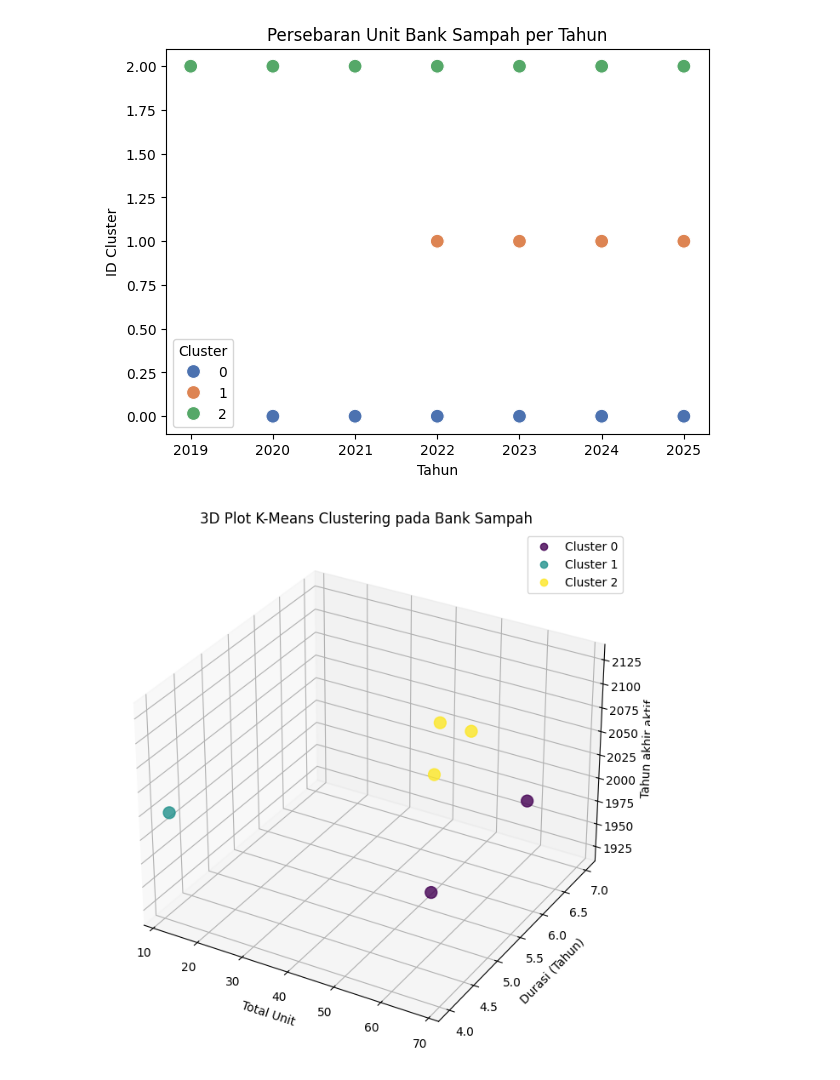
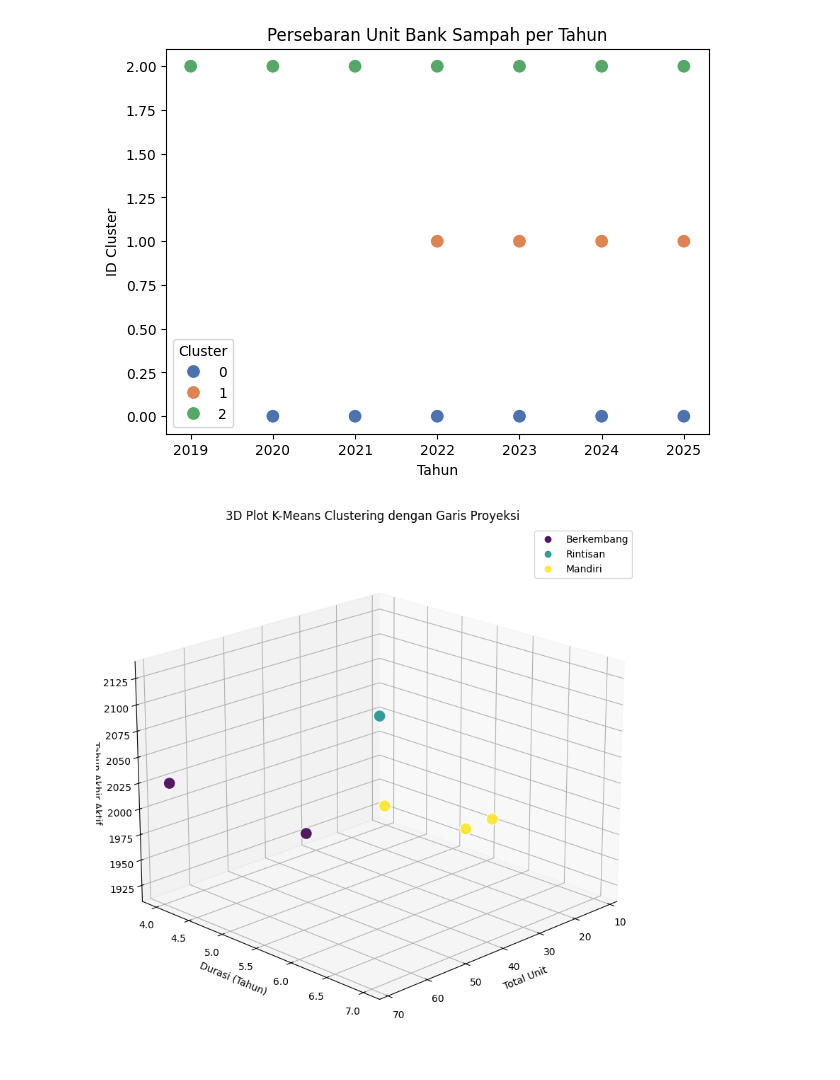
Before and after one commit to ZanIhsan2/Projek-DM, a Jupyter notebook: testing.ipynb, the cells around one changed output. Drawn from its saved outputs; the diff is of its cells as text; code cells hidden in the pictures.

Commit message:
menambahkan penjelasan pada Readme + menampilkan hasil clustering

```diff
--- a/testing.ipynb
+++ b/testing.ipynb
@@ -265,29 +265,37 @@ plt.show
 # %% [output]
 <function matplotlib.pyplot.show(close=None, block=None)>
 [figure]
-# %%
-fig = plt.figure(figsize=(10,8))
-ax = fig.add_subplot(111, projection='3d')
-
-scatter = ax.scatter(
-    X_numeric['total_unit'],
-    X_numeric['durasi_tahun'],
-    X_numeric['tahun_terakhir'],
-    c=X_numeric['Cluster'],
-    s=100,
-    cmap='viridis',
-    alpha=0.8
-)
-
-ax.set_title("3D Plot K-Means Clustering pada Bank Sampah")
-ax.set_xlabel("Total Unit")
-ax.set_ylabel("Durasi (Tahun)")
-ax.set_zlabel("Tahun akhir aktif")
-
-# Legend Cluster
-legend_labels = [f"Cluster {i}" for i in range(3)]
-ax.legend(handles=scatter.legend_elements()[0], labels=legend_labels)
-
-plt.show()
-# %% [output]
-[figure, removed]
+# %%
+fig = plt.figure(figsize=(10,8))
+ax = fig.add_subplot(111, projection='3d')
+
+# 1. Ambil data koordinat
+x = X_numeric['total_unit']
+y = X_numeric['durasi_tahun']
+z = X_numeric['tahun_terakhir']
+colors = X_numeric['Cluster']
+
+# 2. Gambar garis proyeksi ke lantai (dasar sumbu Z)
+for i in range(len(X_numeric)):
+    ax.plot([x[i], x[i]], [y[i], y[i]], [z.min(), z[i]],
+            color='gray', linestyle='--', linewidth=1, alpha=0.5)
+
+# 3. Gambar scatter plot
+scatter = ax.scatter(x, y, z, c=colors, s=150, cmap='viridis', alpha=0.9, edgecolors='w')
+
+# 4. Atur sudut pandang
+ax.view_init(elev=20, azim=45)
+
+ax.set_title("3D Plot K-Means Clustering dengan Garis Proyeksi")
+ax.set_xlabel("Total Unit")
+ax.set_ylabel("Durasi (Tahun)")
+ax.set_zlabel("Tahun Akhir Aktif")
+
+# Legend
+legend_labels = ["Berkembang", "Rintisan", "Mandiri"]
+ax.legend(handles=scatter.legend_elements()[0], labels=legend_labels)
+
+plt.tight_layout()
+plt.show()
+# %% [output]
+[figure, added]
```
Also changed, not shown: parts of 1 cell of this notebook, 1 other file.
